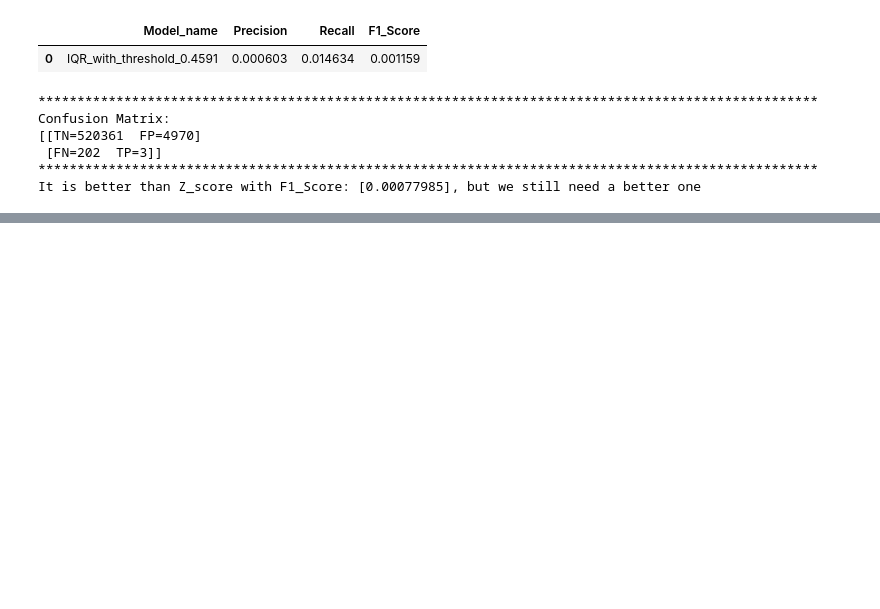
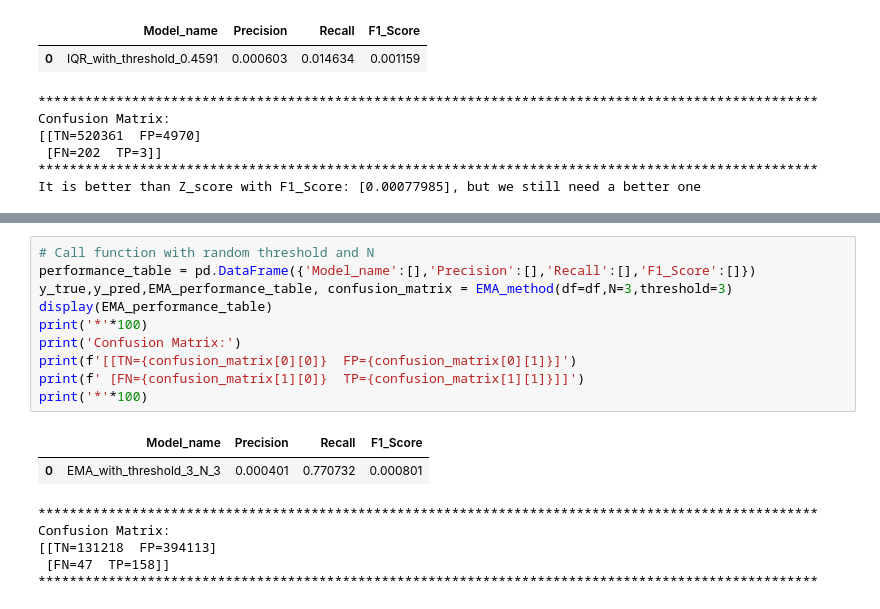
Before and after one commit to Mohammad-Amirifard/Traffic-Anomaly-Detection, a Jupyter notebook: Notebooks/Traffic_anomaly_detection.ipynb, the cells around one changed output, grey strips where cells are left out. Drawn from its saved outputs; the diff is of its cells as text; blank space fills up the shorter version.

```diff
--- a/Notebooks/Traffic_anomaly_detection.ipynb
+++ b/Notebooks/Traffic_anomaly_detection.ipynb
@@ -435,0 +510,18 @@ It is better than Z_score with F1_Score: [0.00077985], but we still need a bette
+# %%
+# Call function with random threshold and N
+performance_table = pd.DataFrame({'Model_name':[],'Precision':[],'Recall':[],'F1_Score':[]})
+y_true,y_pred,EMA_performance_table, confusion_matrix = EMA_method(df=df,N=3,threshold=3)
+display(EMA_performance_table)
+print('*'*100)
+print('Confusion Matrix:')
+print(f'[[TN={confusion_matrix[0][0]}  FP={confusion_matrix[0][1]}]')
+print(f' [FN={confusion_matrix[1][0]}  TP={confusion_matrix[1][1]}]]')
+print('*'*100)
+# %% [output]
+|  | Model_name | Precision | Recall | F1_Score |
+| 0 | EMA_with_threshold_3_N_3 | 0.000401 | 0.770732 | 0.000801 |
+****************************************************************************************************
+Confusion Matrix:
+[[TN=131218  FP=394113]
+ [FN=47  TP=158]]
+****************************************************************************************************
```
Also changed, not shown: parts of 6 cells of this notebook.
